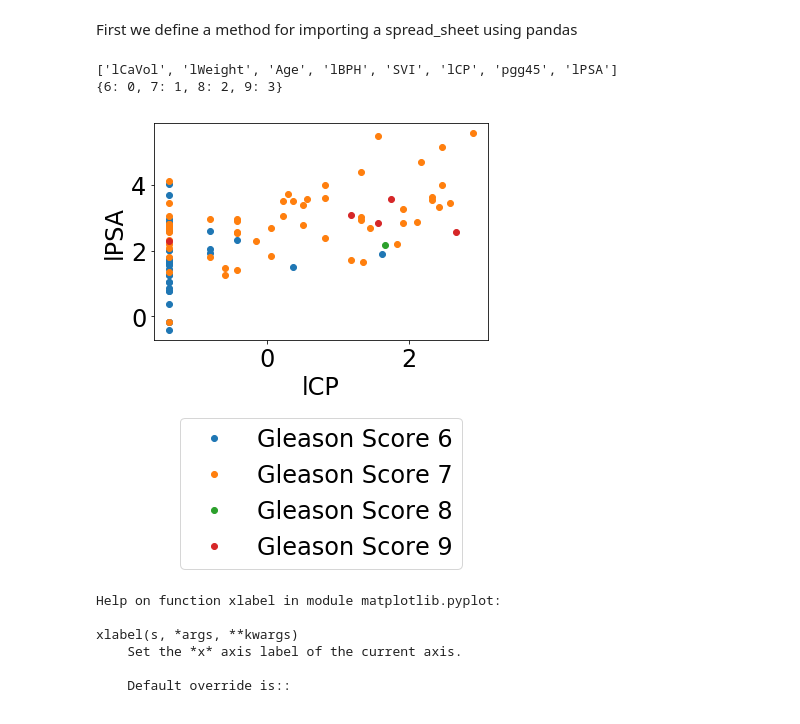
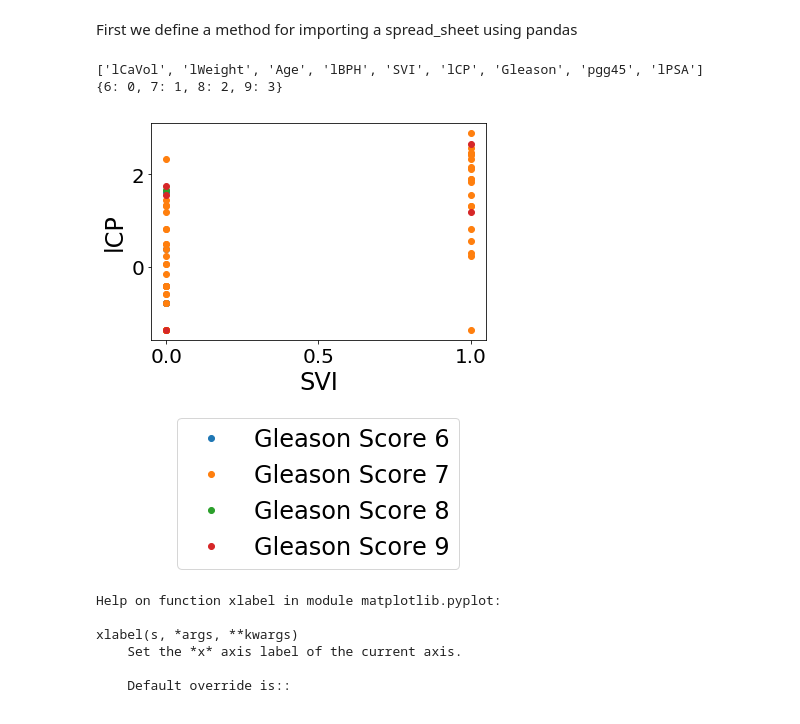
Before and after one commit to gretatuckute/ML_fall2018, a Jupyter notebook: ML_Report_1.ipynb, the cells around one changed output. Drawn from its saved outputs; the diff is of its cells as text; code cells hidden in the pictures.

```diff
--- a/ML_Report_1.ipynb
+++ b/ML_Report_1.ipynb
@@ -58,14 +58,14 @@ classLabels = myData['Gleason'].values.tolist()
 classNames = sorted(set(classLabels))
 classDict = dict(zip(classNames, range(4)))
 
-del myData['Gleason']
+#del myData['Gleason']
 
 attributeNames = list(myData.columns.values)
 
 print(attributeNames)
 print(classDict)
 # %% [output]
-['lCaVol', 'lWeight', 'Age', 'lBPH', 'SVI', 'lCP', 'pgg45', 'lPSA']
+['lCaVol', 'lWeight', 'Age', 'lBPH', 'SVI', 'lCP', 'Gleason', 'pgg45', 'lPSA']
 {6: 0, 7: 1, 8: 2, 9: 3}
 # %%
 # Extract vector y, convert to NumPy array
@@ -80,36 +80,36 @@ M = len(attributeNames)
 C = len(classNames)
 # %%
 # Data attributes to be plotted
-i = 5
-j = 7
+i = 4
+j = 5
 
 # Plotting the data set (different attributes to be specified)
 f = plt.figure()
 #plt.title('Prostate data of attributes: ' + str(attributeNames[i]) + ' vs. ' + str(attributeNames[j]))
 
 for c in range(C):
     # select indices belonging to class c:
     class_mask = y==c
     plt.plot(X[class_mask,i], X[class_mask,j], 'o')
 
 #plt.legend(classNames)
 gleason_legend = ['Gleason Score 6', 'Gleason Score 7', 'Gleason Score 8', 'Gleason Score 9']
 plt.legend(gleason_legend, loc='upper center', bbox_to_anchor=(0.5, -0.3), ncol=1)
 plt.rc('legend',fontsize=24)
 axis_font = {'size':'24'}
 plt.xlabel(attributeNames[i], **axis_font)
 plt.ylabel(attributeNames[j], **axis_font)
 plt.rc('xtick', labelsize=24)
 plt.rc('ytick', labelsize=24)
 
 
 
 plt.savefig("C:/Users/narisa/Documents/GitHub/ML_fall2018/Figures/" + attributeNames[i] +  "_vs_" + attributeNames[j]+".png")
 
 # Output result to screen
 plt.show()
 # %% [output]
-[figure, old version]
+[figure, new version]
 # %%
 help(plt.xlabel)
 # %% [output]
```
Also changed, not shown: parts of 10 cells of this notebook.
